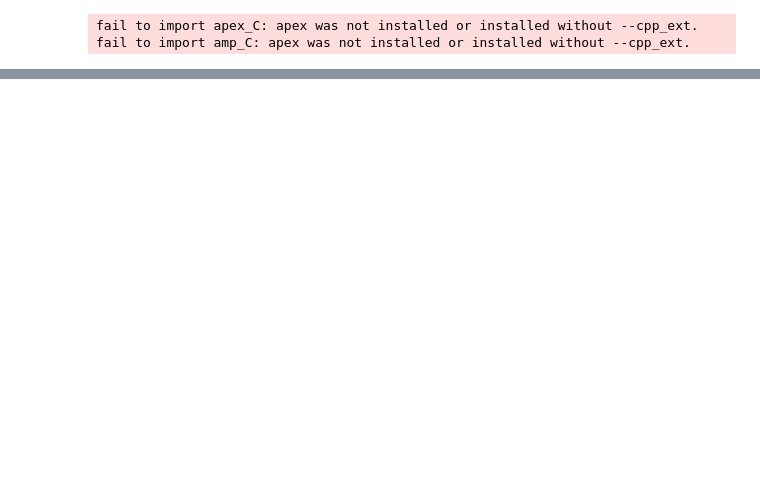
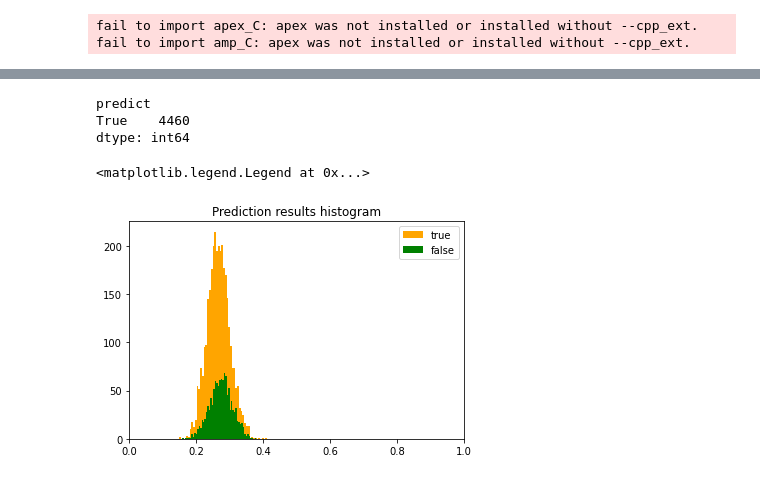
Before and after one commit to yamaguchi-milkcocholate/JaneStreet, a Jupyter notebook: src/ChestXRay14-2Class/2Class-01.ipynb, the cells around one changed output, grey strips where cells are left out. Saved outputs shown, nothing was run; the diff lists cells and outputs as text; code cells hidden in the pictures; blank space fills up the shorter version.

```diff
--- a/src/ChestXRay14-2Class/2Class-01.ipynb
+++ b/src/ChestXRay14-2Class/2Class-01.ipynb
@@ -240,0 +248,18 @@ plt.legend()
+# %%
+pred_df['predict'] = pred_df['class1'] > 0.5
+# %%
+pred_df.groupby('predict').size()
+# %% [output]
+predict
+True    4460
+dtype: int64
+# %%
+plt.hist(pred_df.query("truth == 1")["class0"].values, color='orange', label='true', bins=50)
+plt.hist(pred_df.query("truth == 0")["class0"].values, color='green', label='false', bins=50)
+# plt.hist(pred_df['class0'].values, color='orange', label='true', bins=50)
+plt.title("Prediction results histogram")
+plt.xlim([0., 1.])
+plt.legend()
+# %% [output]
+<matplotlib.legend.Legend at 0x...>
+[figure, added]
```
Also changed, not shown: parts of 10 cells of this notebook, 1 other file.
